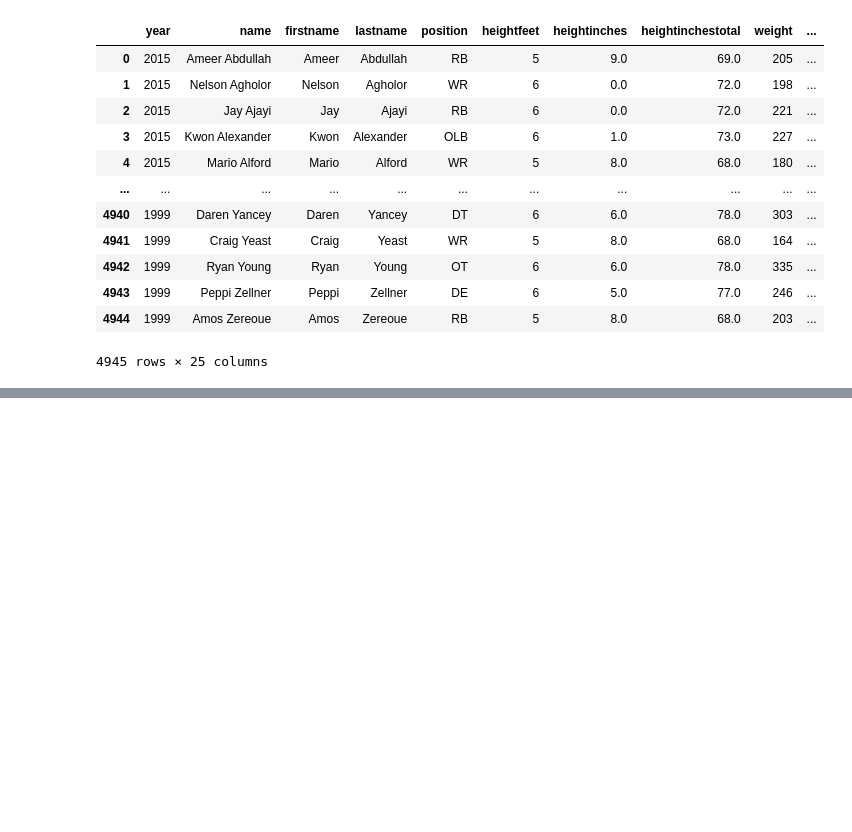
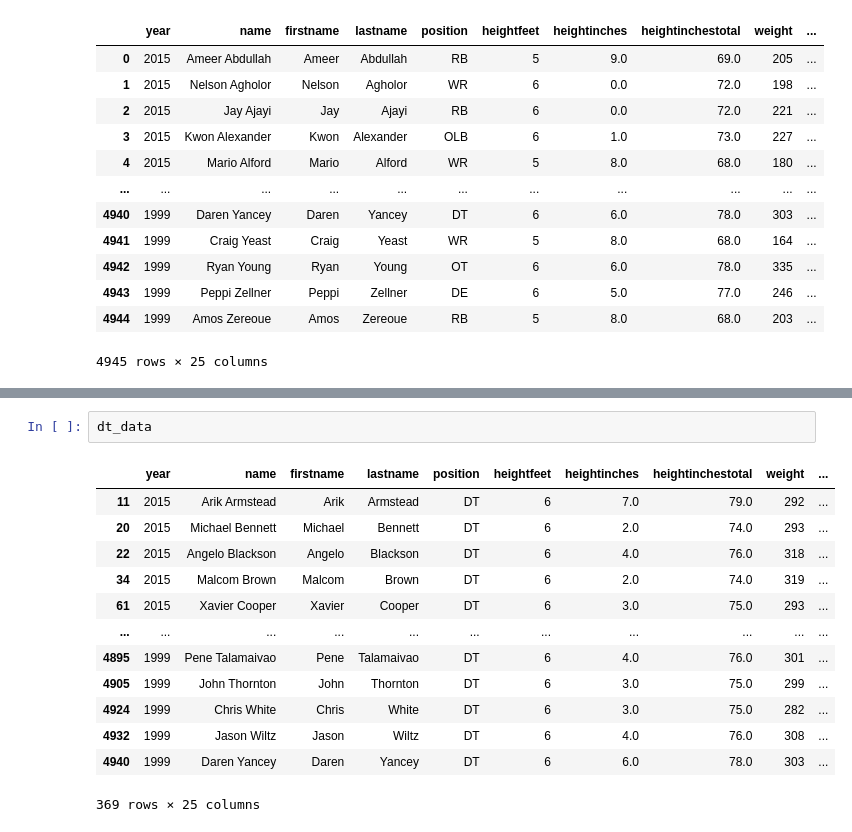
Before and after one commit to Pranav-Sukumar/NFL_Combine_Analysis, a Jupyter notebook: Srisai_Initial_Analysis/SrisaiNFL.ipynb, the cells around one changed output, grey strips where cells are left out. Drawn from its saved outputs; the diff is of its cells as text; blank space fills up the shorter version.

```diff
--- a/Srisai_Initial_Analysis/SrisaiNFL.ipynb
+++ b/Srisai_Initial_Analysis/SrisaiNFL.ipynb
@@ -24,0 +53,16 @@ raw_data
+# %%
+dt_data
+# %% [output]
+|  | year | name | firstname | lastname | position | heightfeet | heightinches | heightinchestotal | weight | ... |
+| 11 | 2015 | Arik Armstead | Arik | Armstead | DT | 6 | 7.0 | 79.0 | 292 | ... |
+| 20 | 2015 | Michael Bennett | Michael | Bennett | DT | 6 | 2.0 | 74.0 | 293 | ... |
+| 22 | 2015 | Angelo Blackson | Angelo | Blackson | DT | 6 | 4.0 | 76.0 | 318 | ... |
+| 34 | 2015 | Malcom Brown | Malcom | Brown | DT | 6 | 2.0 | 74.0 | 319 | ... |
+| 61 | 2015 | Xavier Cooper | Xavier | Cooper | DT | 6 | 3.0 | 75.0 | 293 | ... |
+| ... | ... | ... | ... | ... | ... | ... | ... | ... | ... | ... |
+| 4895 | 1999 | Pene Talamaivao | Pene | Talamaivao | DT | 6 | 4.0 | 76.0 | 301 | ... |
+| 4905 | 1999 | John Thornton | John | Thornton | DT | 6 | 3.0 | 75.0 | 299 | ... |
+| 4924 | 1999 | Chris White | Chris | White | DT | 6 | 3.0 | 75.0 | 282 | ... |
+| 4932 | 1999 | Jason Wiltz | Jason | Wiltz | DT | 6 | 4.0 | 76.0 | 308 | ... |
+| 4940 | 1999 | Daren Yancey | Daren | Yancey | DT | 6 | 6.0 | 78.0 | 303 | ... |
+369 rows × 25 columns
```
Also changed, not shown: parts of 8 cells of this notebook.
